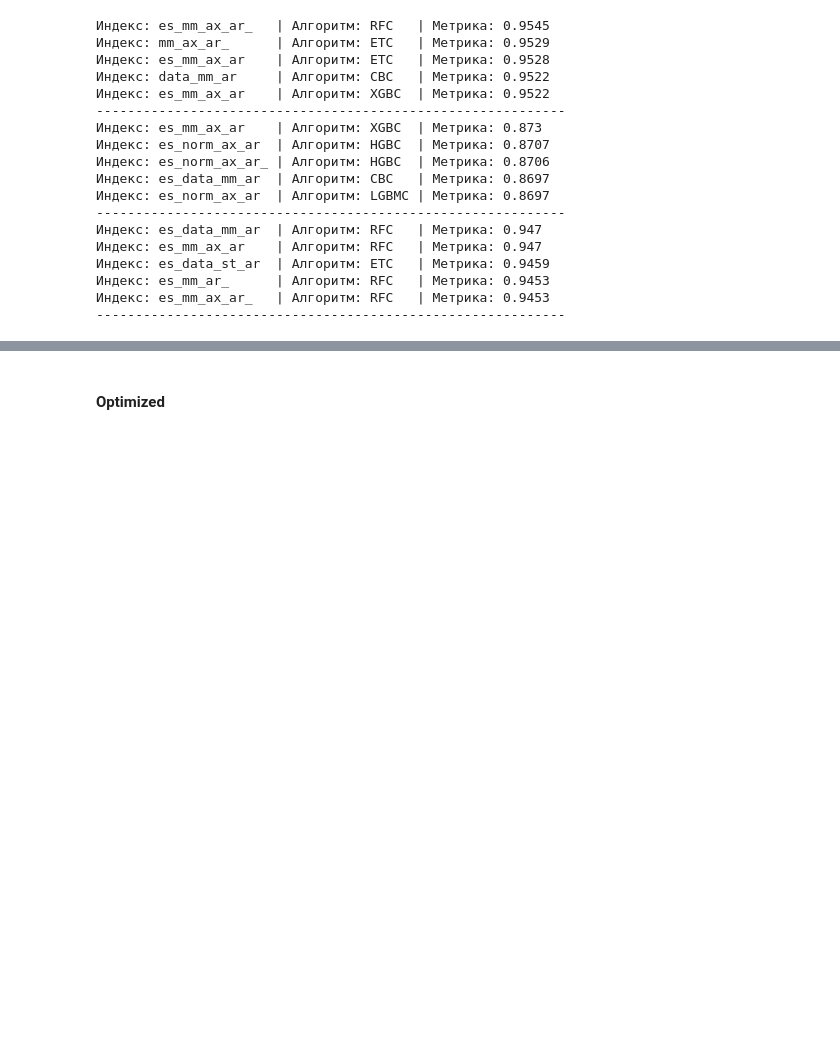
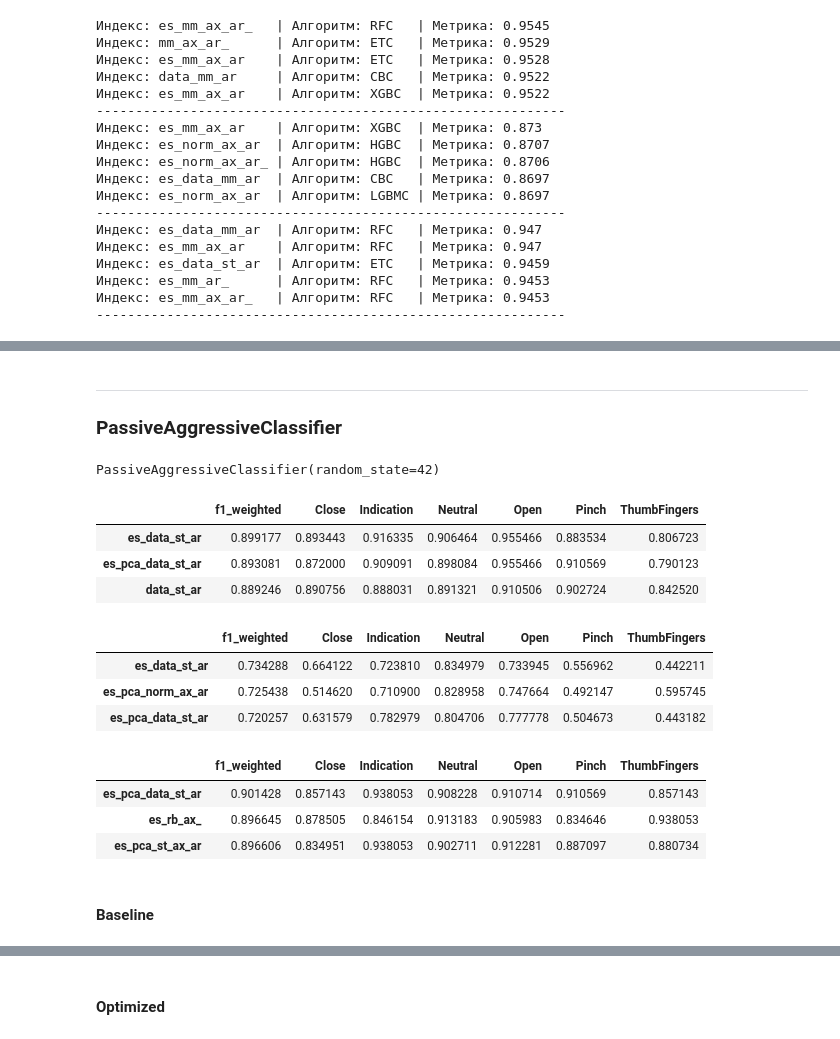
Before and after one commit to khav-i/Work-with-OMG-sensors-data, a Jupyter notebook: work_with_three_sets.ipynb, the cells around one changed output, grey strips where cells are left out. Cells and saved outputs as stored; diff of their text form; code cells hidden in the pictures; blank space fills up the shorter version.

```diff
--- a/work_with_three_sets.ipynb
+++ b/work_with_three_sets.ipynb
@@ -916,0 +1188,23 @@ model.score(encoded_train, y_train)
+# %% [markdown]
+---
+### PassiveAggressiveClassifier
+# %%
+print(models[1])
+get_tops(1, n_top=3)
+# %% [output]
+PassiveAggressiveClassifier(random_state=42)
+|  | f1_weighted | Close | Indication | Neutral | Open | Pinch | ThumbFingers |
+| es_data_st_ar | 0.899177 | 0.893443 | 0.916335 | 0.906464 | 0.955466 | 0.883534 | 0.806723 |
+| es_pca_data_st_ar | 0.893081 | 0.872000 | 0.909091 | 0.898084 | 0.955466 | 0.910569 | 0.790123 |
+| data_st_ar | 0.889246 | 0.890756 | 0.888031 | 0.891321 | 0.910506 | 0.902724 | 0.842520 |
+|  | f1_weighted | Close | Indication | Neutral | Open | Pinch | ThumbFingers |
+| es_data_st_ar | 0.734288 | 0.664122 | 0.723810 | 0.834979 | 0.733945 | 0.556962 | 0.442211 |
+| es_pca_norm_ax_ar | 0.725438 | 0.514620 | 0.710900 | 0.828958 | 0.747664 | 0.492147 | 0.595745 |
+| es_pca_data_st_ar | 0.720257 | 0.631579 | 0.782979 | 0.804706 | 0.777778 | 0.504673 | 0.443182 |
+|  | f1_weighted | Close | Indication | Neutral | Open | Pinch | ThumbFingers |
+| es_pca_data_st_ar | 0.901428 | 0.857143 | 0.938053 | 0.908228 | 0.910714 | 0.910569 | 0.857143 |
+| es_rb_ax_ | 0.896645 | 0.878505 | 0.846154 | 0.913183 | 0.905983 | 0.834646 | 0.938053 |
+| es_pca_st_ax_ar | 0.896606 | 0.834951 | 0.938053 | 0.902711 | 0.912281 | 0.887097 | 0.880734 |
+# %% [markdown]
+
+#### Baseline
```
Also changed, not shown: parts of 110 cells of this notebook.
